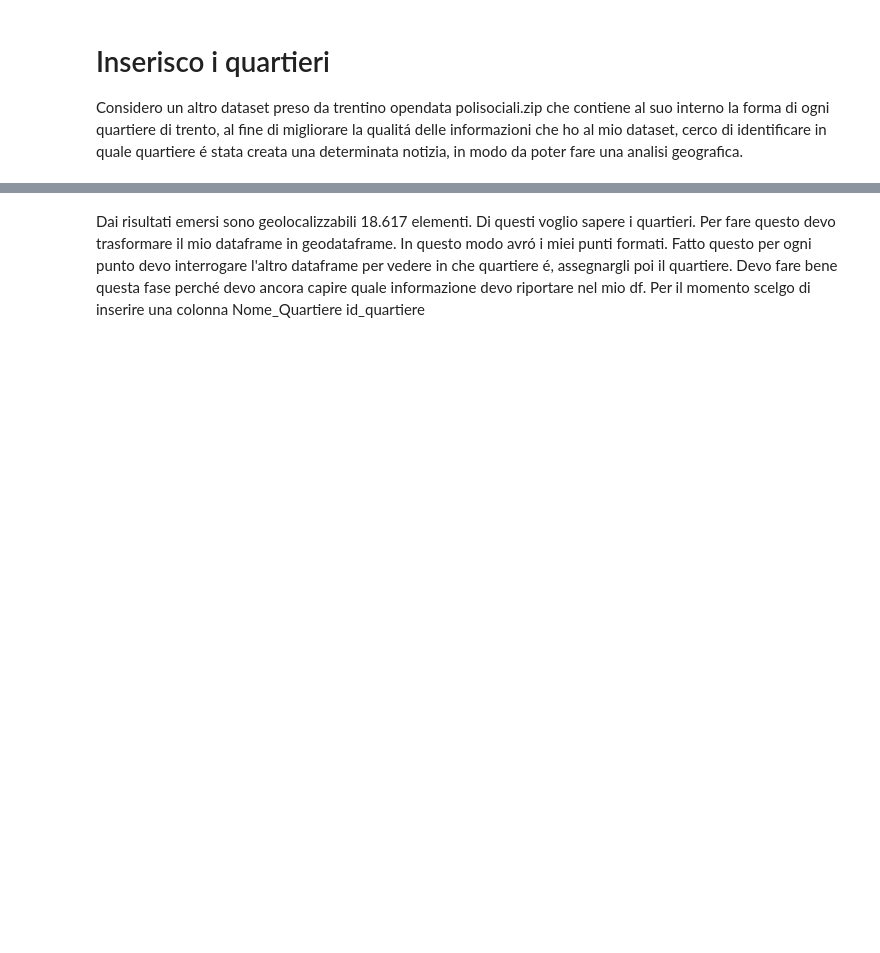
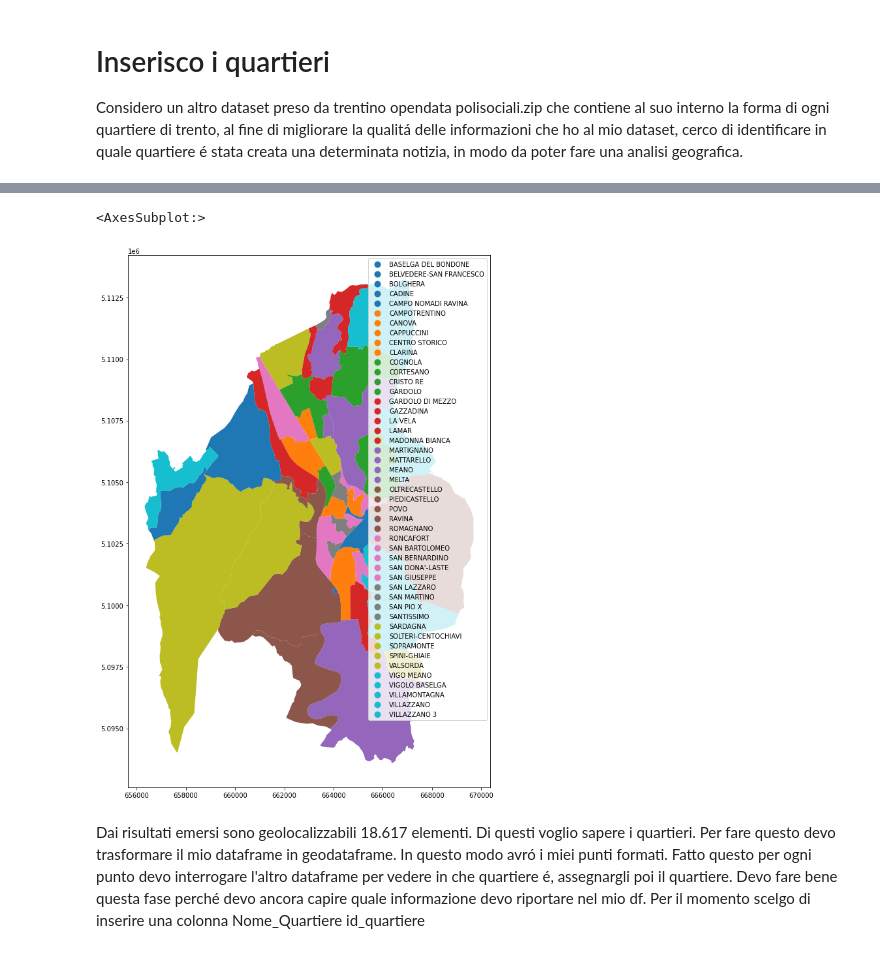
Before and after one commit to frabatx/today_parser, a Jupyter notebook: python/AugmentedDataset.ipynb, the cells around one changed output, grey strips where cells are left out. Drawn from its saved outputs; the diff is of its cells as text; code cells hidden in the pictures; blank space fills up the shorter version.

```diff
--- a/python/AugmentedDataset.ipynb
+++ b/python/AugmentedDataset.ipynb
@@ -172,5 +192,7 @@ gdf_points = gpd.GeoDataFrame(
 # %%
 #df_quartieri['WKT'] = df_quartieri['WKT'].apply(wkt.loads)
-gdf_polygons
+gdf_polygons.plot(figsize=(15,15),
+                  column='nome_quart',
+                  legend=True)
 #gdf_points.head()
 # %% [output]
@@ -194,3 +199,5 @@ gdf_polygons
+<AxesSubplot:>
+[figure, added]
 # %%
 gdf_points.crs
 # %%
```
Also changed, not shown: parts of 8 cells of this notebook, 1 other file.
